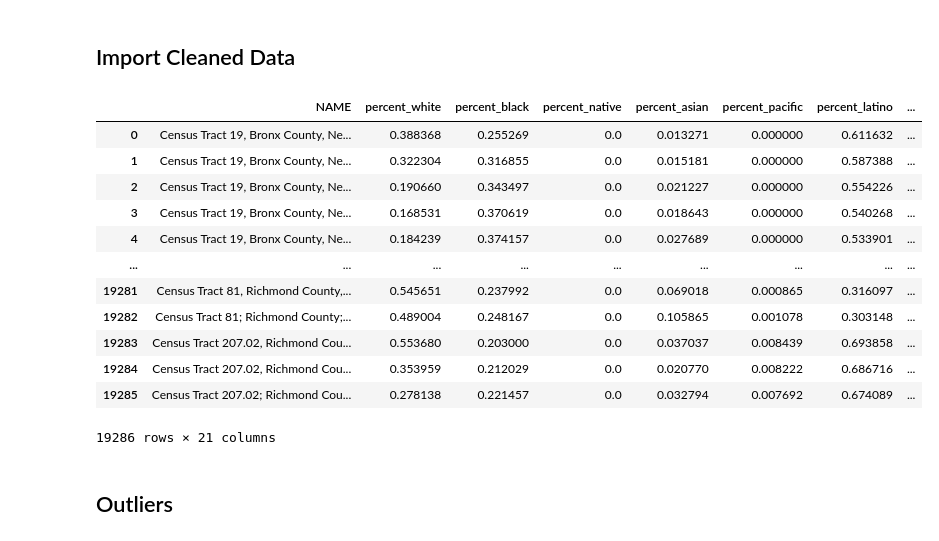
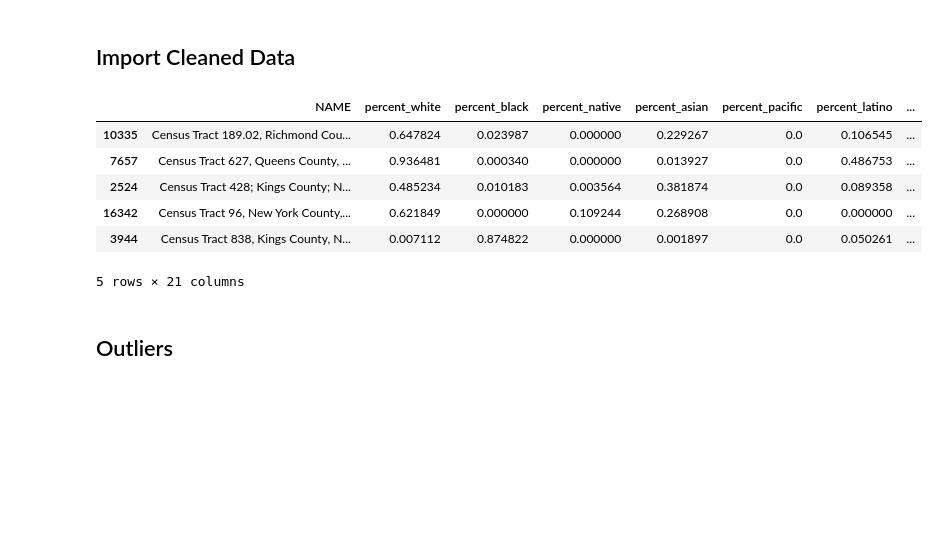
Before and after one commit to khyateed/forecasting-gentrification-nyc, a Jupyter notebook: postprocessing.ipynb, the cells around one changed output. Cells and saved outputs as stored; diff of their text form; code cells hidden in the pictures; blank space fills up the shorter version.

```diff
--- a/postprocessing.ipynb
+++ b/postprocessing.ipynb
@@ -43,21 +54,15 @@ df['num_trees'] = df['num_trees'].fillna(0)  #### TODO: fill tree nans with the
 # %%
 ## Zillow Data
 
 zillow = pd.read_parquet("Data/Cleaned/zillow_clean.parquet")
 df = df.merge(zillow, on=['full_tract','year'], how='left')
 df.fillna(2000, inplace=True)  ###### TODO fillna with region/zipcode average
-df
+df.sample(5)
 # %% [output]
 |  | NAME | percent_white | percent_black | percent_native | percent_asian | percent_pacific | percent_latino | ... |
-| 0 | Census Tract 19, Bronx County, Ne... | 0.388368 | 0.255269 | 0.0 | 0.013271 | 0.000000 | 0.611632 | ... |
-| 1 | Census Tract 19, Bronx County, Ne... | 0.322304 | 0.316855 | 0.0 | 0.015181 | 0.000000 | 0.587388 | ... |
-| 2 | Census Tract 19, Bronx County, Ne... | 0.190660 | 0.343497 | 0.0 | 0.021227 | 0.000000 | 0.554226 | ... |
-| 3 | Census Tract 19, Bronx County, Ne... | 0.168531 | 0.370619 | 0.0 | 0.018643 | 0.000000 | 0.540268 | ... |
-| 4 | Census Tract 19, Bronx County, Ne... | 0.184239 | 0.374157 | 0.0 | 0.027689 | 0.000000 | 0.533901 | ... |
-| ... | ... | ... | ... | ... | ... | ... | ... | ... |
-| 19281 | Census Tract 81, Richmond County,... | 0.545651 | 0.237992 | 0.0 | 0.069018 | 0.000865 | 0.316097 | ... |
-| 19282 | Census Tract 81; Richmond County;... | 0.489004 | 0.248167 | 0.0 | 0.105865 | 0.001078 | 0.303148 | ... |
-| 19283 | Census Tract 207.02, Richmond Cou... | 0.553680 | 0.203000 | 0.0 | 0.037037 | 0.008439 | 0.693858 | ... |
-| 19284 | Census Tract 207.02, Richmond Cou... | 0.353959 | 0.212029 | 0.0 | 0.020770 | 0.008222 | 0.686716 | ... |
-| 19285 | Census Tract 207.02; Richmond Cou... | 0.278138 | 0.221457 | 0.0 | 0.032794 | 0.007692 | 0.674089 | ... |
+| 10335 | Census Tract 189.02, Richmond Cou... | 0.647824 | 0.023987 | 0.000000 | 0.229267 | 0.0 | 0.106545 | ... |
+| 7657 | Census Tract 627, Queens County, ... | 0.936481 | 0.000340 | 0.000000 | 0.013927 | 0.0 | 0.486753 | ... |
+| 2524 | Census Tract 428; Kings County; N... | 0.485234 | 0.010183 | 0.003564 | 0.381874 | 0.0 | 0.089358 | ... |
+| 16342 | Census Tract 96, New York County,... | 0.621849 | 0.000000 | 0.109244 | 0.268908 | 0.0 | 0.000000 | ... |
+| 3944 | Census Tract 838, Kings County, N... | 0.007112 | 0.874822 | 0.000000 | 0.001897 | 0.0 | 0.050261 | ... |
-19286 rows × 21 columns
+5 rows × 21 columns
```
Also changed, not shown: parts of 22 cells of this notebook, 1 other file.
